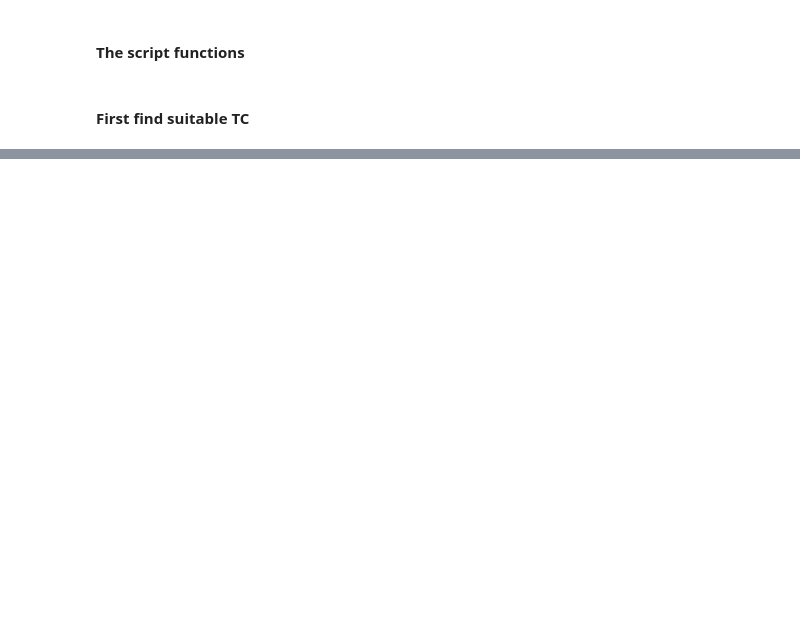
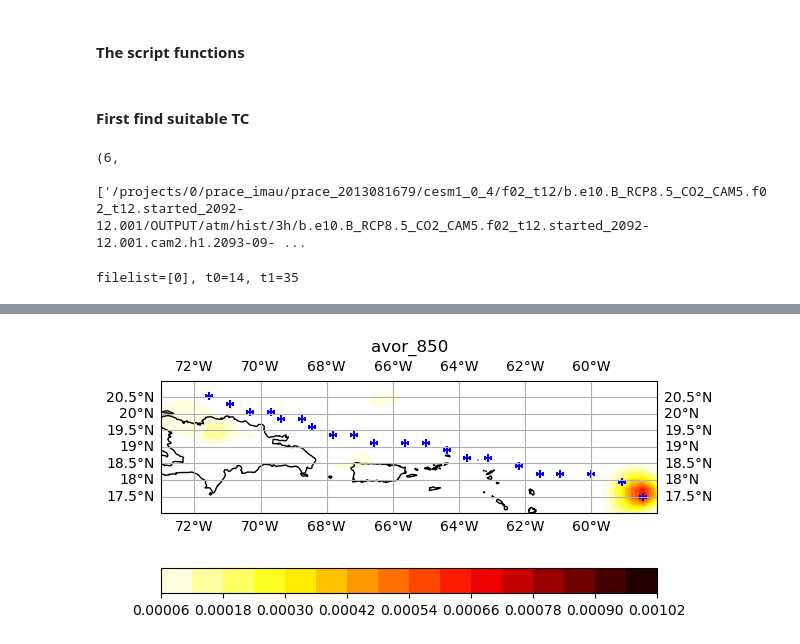
Before and after one commit to JdeJong96/sai-git, a Jupyter notebook: sai/jupyter/tracker.ipynb, the cells around one changed output, grey strips where cells are left out. Cells and saved outputs as stored; diff of their text form; code cells hidden in the pictures; blank space fills up the shorter version.

```diff
--- a/sai/jupyter/tracker.ipynb
+++ b/sai/jupyter/tracker.ipynb
@@ -282,9 +283,12 @@ def Distance(lon_1, lat_1, lon_2, lat_2):
 # %%
 files = glob.glob(directory_data+experiment_name+'.cam2.'+stream+'.*.nc')
 files.sort() #Sort the files on date
-files = files[0:2] #[6:372]
+files = files[59:60] #[6:372]
 tasks = chunk_data(files)
 len(tasks), files
+# %% [output]
+(6,
+ ['/projects/0/prace_imau/prace_2013081679/cesm1_0_4/f02_t12/b.e10.B_RCP8.5_CO2_CAM5.f02_t12.started_2092-12.001/OUTPUT/atm/hist/3h/b.e10.B_RCP8.5_CO2_CAM5.f02_t12.started_2092-12.001.cam2.h1.2093-09- ...
 # %%
 # determine grid properties
 
@@ -352,5 +354,8 @@ task
 # %%
+task = tasks[0]
 checkdate, filelist, t0, t1 = task
+t0=14; t1=35
+print(f"{filelist=}, {t0=}, {t1=}")
 try:
     filenames = [files[fid] for fid in filelist]
 except IndexError:
@@ -363,30 +368,39 @@ hour_counter		= 0
 RV_max_max_day		= 0
 
 #For each day (8x3 hour) determine the pressure lows
-time_RV_max		= ma.masked_all(NOUT)
-RV_max_coor_lon		= ma.masked_all((NOUT, 800))
-RV_max_coor_lat		= ma.masked_all((NOUT, 800))
-temp_anom_all		= ma.masked_all((NOUT, 800))
+time_RV_max		= np.ma.masked_all(NOUT)
+RV_max_coor_lon		= np.ma.masked_all((NOUT, 800))
+RV_max_coor_lat		= np.ma.masked_all((NOUT, 800))
+temp_anom_all		= np.ma.masked_all((NOUT, 800))
 time, lon, lat, lat_weight, pres, U_10, temp, vor_850, vor_250	= ReadinData(filenames, x_diff, y_diff, t0, t1)
 assert (lon_grid.shape == lon.shape) and (lat_grid[1:-1].shape == lat.shape), (
     f'Grid in {gridfile} does not match data.')
-
 #Last elements can not be determined
 x_diff	= x_diff[1:-1]
 y_diff	= y_diff[:, 1:-1]
+# %% [output]
+filelist=[0], t0=14, t1=35
 # %%
-avor_850 = vor_850 * np.sign(lat)
-avor_850_max = max(avor_850)
-ti = 0
-latid, lonid = np.argmax(avor_850[ti])
+print(os.path.basename(files[filelist[0]]))
+avor_850 = vor_850[:,257:-128,832:] * np.sign(lat)[None,257:-128,None]
+avor_850_max = avor_850.max()
 ax = plt.axes(projection=ccrs.PlateCarree())
-plot = ax.contourf(lon, lat, avor_850[ti],
-            levels=np.arange(6e-5, avor_850_max+6e-5, 6e-5),
-            transform=ccrs.PlateCarree(),
-            cmap='hot_r')
-ax.scatter(lonid, latid, transform=ccrs.PlateCarree(), marker='+', c='b')
+ax.set_extent((-73,-58,17,21), crs=ccrs.PlateCarree())
+for ti in range(len(avor_850)):
+    latid, lonid = np.unravel_index(np.argmax(avor_850[ti]), avor_850[ti].shape)
+    avor_850_imax = avor_850[ti,latid,lonid]
+    latid += 257; lonid += 832
+    print(f"{time[ti]}: ({latid},{lonid}) - ({lat[latid]:.2f}N, {360-lon[lonid]:.2f}W) - {avor_850_imax:.5f} s-1")
+    if ti == 0:
+        plot = ax.contourf(lon[832:], lat[257:-128], avor_850[ti],
+                    levels=np.arange(6e-5, 1.03e-3, 6e-5),
+                    transform=ccrs.PlateCarree(),
+                    cmap='hot_r')
+    ax.scatter(lon[lonid], lat[latid], transform=ccrs.PlateCarree(), marker='+', c='b')
+    ax.set_title('avor_850')
+
 ax.gridlines(draw_labels=True)
+ax.figure.colorbar(plot, orientation='horizontal')
 ax.coastlines()
-ax.set_title('avor_850')
-ax.fig.colorbar(plot)
-ax.show()
+plt.show()
+# %% [output]
@@ -393 +424,2 @@ ax.show()
+[figure, added]
 # %%
```
Also changed, not shown: parts of 6 cells of this notebook.
